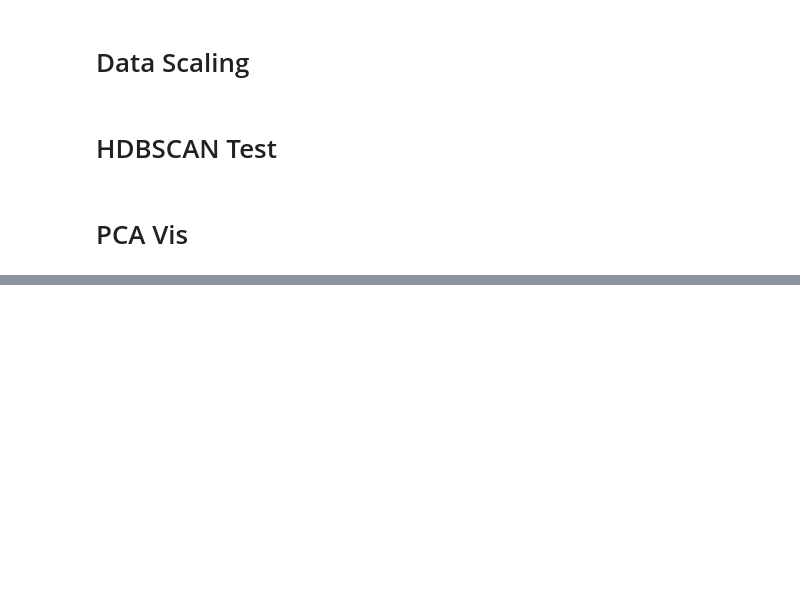
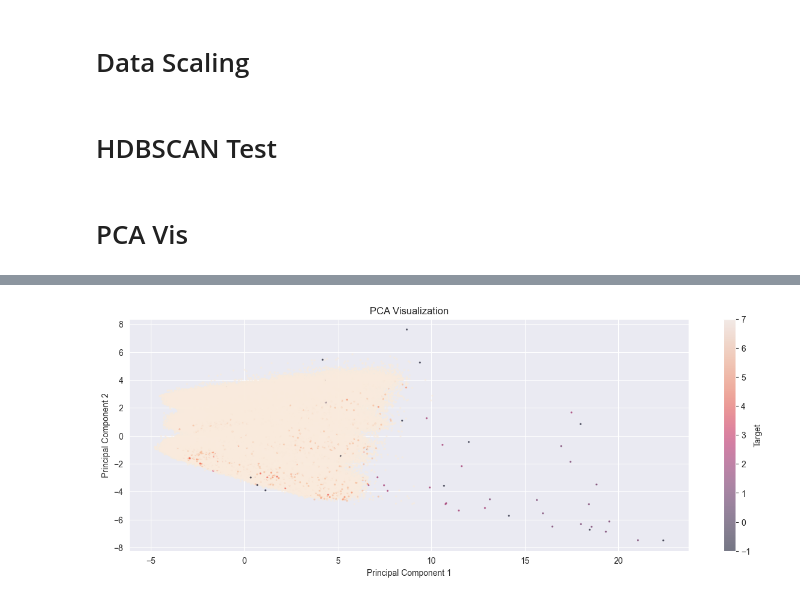
Before and after one commit to FRYEL/Credit_Risk, a Jupyter notebook: Notebooks/HDBSCAN_testing.ipynb, the cells around one changed output, grey strips where cells are left out. Saved outputs shown, nothing was run; the diff lists cells and outputs as text; code cells hidden in the pictures; blank space fills up the shorter version.

```diff
--- a/Notebooks/HDBSCAN_testing.ipynb
+++ b/Notebooks/HDBSCAN_testing.ipynb
@@ -29,0 +52,10 @@ X_pca = pca.transform(scaled_X)
+# %%
+plt.figure(figsize=(15, 5))
+plt.scatter(X_pca[:, 0], X_pca[:, 1], c=cluster_labels, s=2, alpha=0.5) # Assuming target_labels is your target variable
+plt.title('PCA Visualization')
+plt.xlabel('Principal Component 1')
+plt.ylabel('Principal Component 2')
+plt.colorbar(label='Target')
+plt.show()
+# %% [output]
+[figure, added]
```
Also changed, not shown: parts of 5 cells of this notebook, 1 other file.
